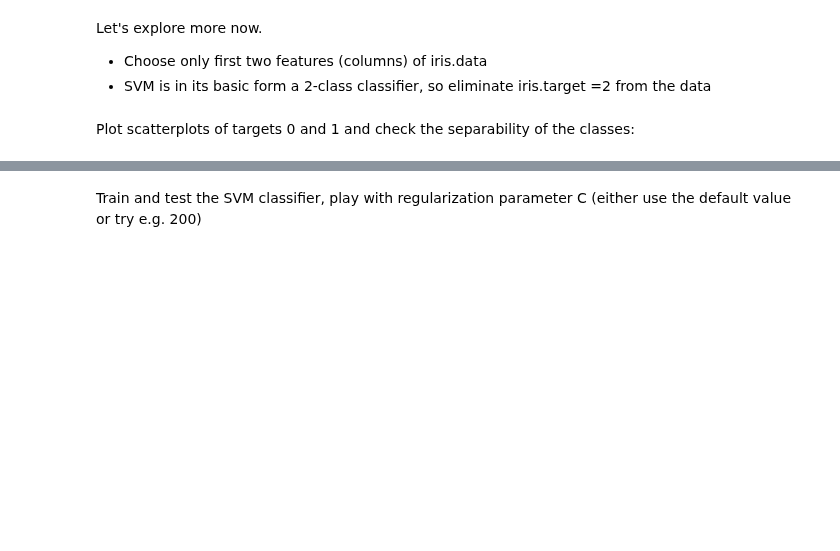
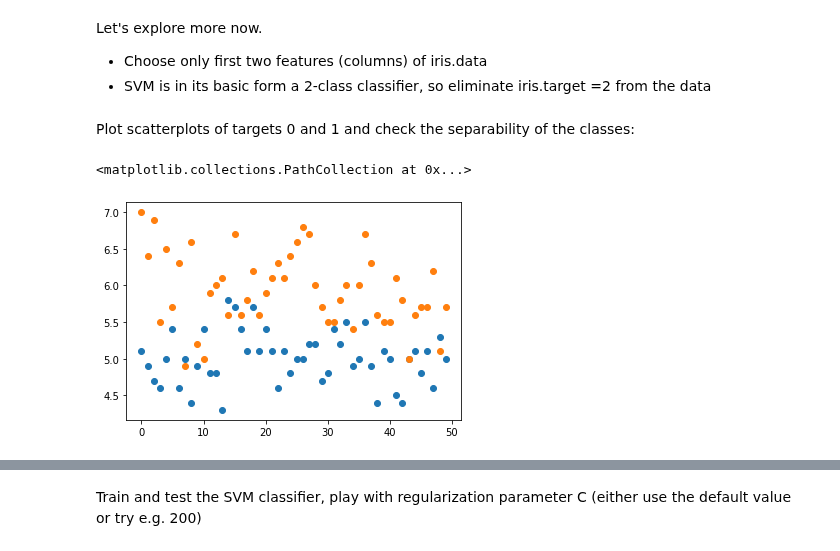
Before and after one commit to KassenBoyaubay/MPA-MLF-Exercises, a Jupyter notebook: Lab_03/Lab_03_exercise.ipynb, the cells around one changed output, grey strips where cells are left out. Drawn from its saved outputs; the diff is of its cells as text; code cells hidden in the pictures; blank space fills up the shorter version.

```diff
--- a/Lab_03/Lab_03_exercise.ipynb
+++ b/Lab_03/Lab_03_exercise.ipynb
@@ -47,5 +65,8 @@ Let's explore more now.
 
 *   Choose only first two features (columns) of iris.data
 *   SVM is in its basic form a 2-class classifier, so eliminate iris.target =2 from the data
+# %%
+data = iris.data[0:100]
+target = iris.target[0:100]
 # %% [markdown]
 Plot scatterplots of targets 0 and 1 and check the separability of the classes:
@@ -53,0 +73,9 @@ import matplotlib.pyplot as plt
+# %%
+import matplotlib.pyplot as plt
+import numpy as np
+
+plt.scatter(np.arange(50), data[0:50, 0])
+plt.scatter(np.arange(50), data[50:100, 0])
+# %% [output]
+<matplotlib.collections.PathCollection at 0x...>
+[figure, added]
```
Also changed, not shown: parts of 6 cells of this notebook.
